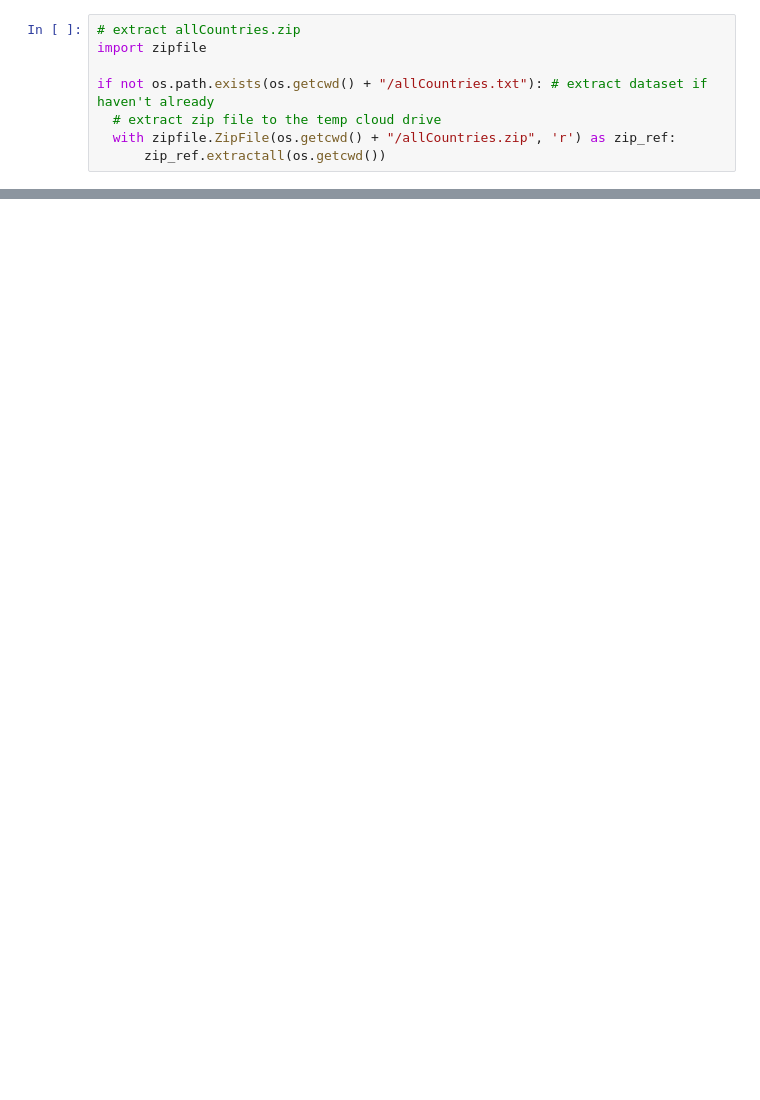
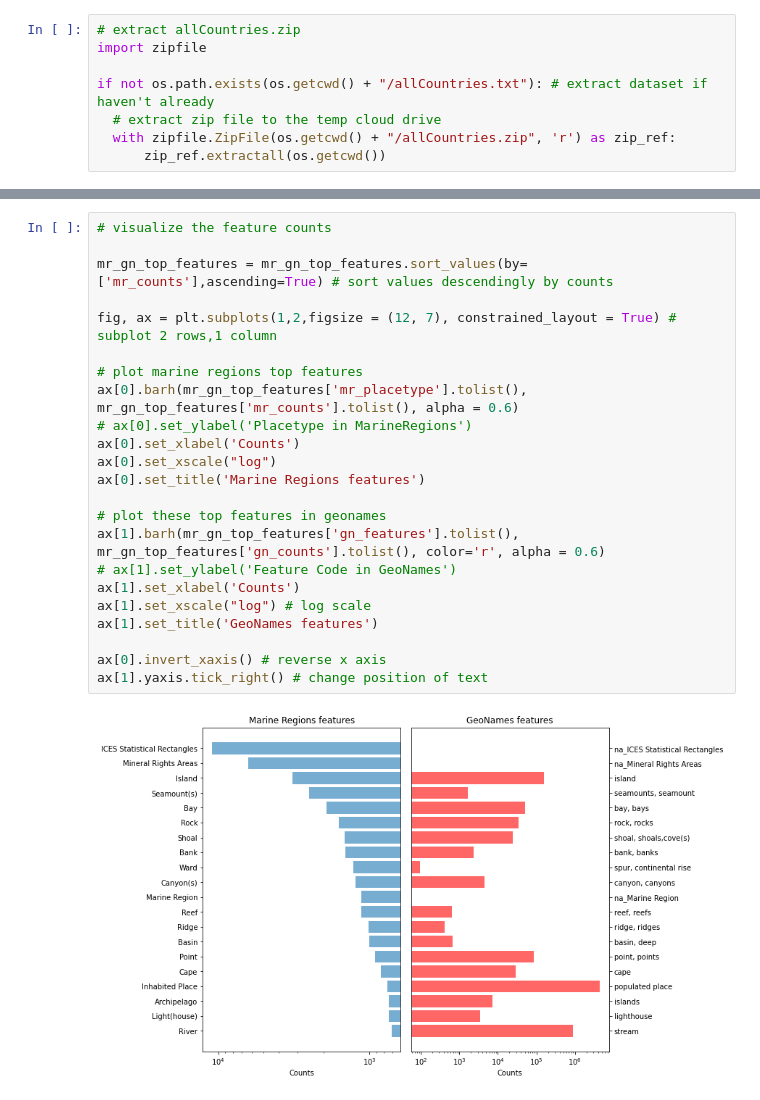
Before and after one commit to grbiuzh/GEO877, a Jupyter notebook: Matching_Features.ipynb, the cells around one changed output, grey strips where cells are left out. Cells and saved outputs as stored; diff of their text form; blank space fills up the shorter version.

```diff
--- a/Matching_Features.ipynb
+++ b/Matching_Features.ipynb
@@ -226,0 +222,25 @@ marine_regions_dic
+# %%
+# visualize the feature counts
+
+mr_gn_top_features = mr_gn_top_features.sort_values(by=['mr_counts'],ascending=True) # sort values descendingly by counts
+
+fig, ax = plt.subplots(1,2,figsize = (12, 7), constrained_layout = True) # subplot 2 rows,1 column
+
+# plot marine regions top features
+ax[0].barh(mr_gn_top_features['mr_placetype'].tolist(), mr_gn_top_features['mr_counts'].tolist(), alpha = 0.6)
+# ax[0].set_ylabel('Placetype in MarineRegions')
+ax[0].set_xlabel('Counts')
+ax[0].set_xscale("log")
+ax[0].set_title('Marine Regions features')
+
+# plot these top features in geonames
+ax[1].barh(mr_gn_top_features['gn_features'].tolist(), mr_gn_top_features['gn_counts'].tolist(), color='r', alpha = 0.6)
+# ax[1].set_ylabel('Feature Code in GeoNames')
+ax[1].set_xlabel('Counts')
+ax[1].set_xscale("log") # log scale
+ax[1].set_title('GeoNames features')
+
+ax[0].invert_xaxis() # reverse x axis
+ax[1].yaxis.tick_right() # change position of text
+# %% [output]
+[figure, added]
```
Also changed, not shown: parts of 43 cells of this notebook.
